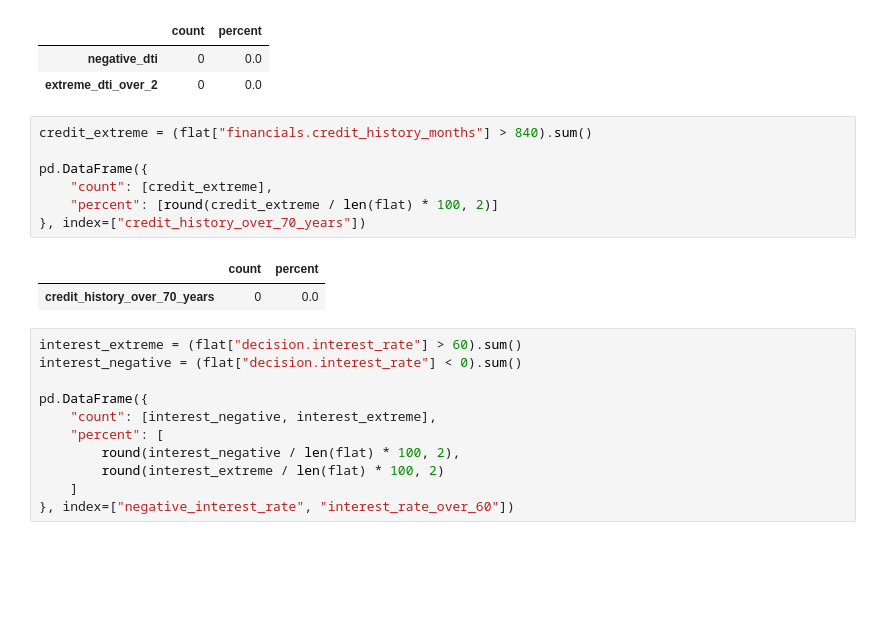
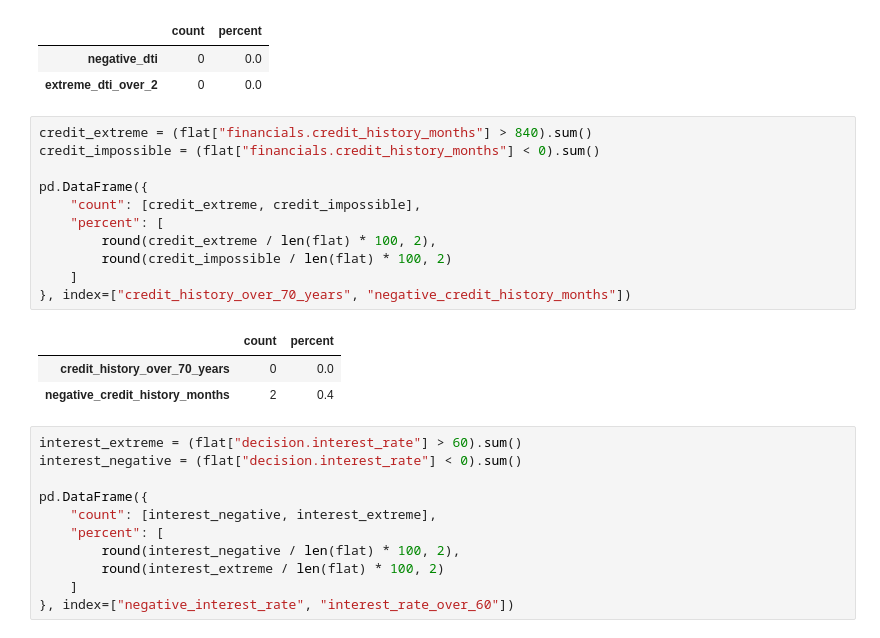
Before and after one commit to jmroque7/dego-project-team-14-TXB, a Jupyter notebook: Notebooks/01-data-quality.ipynb, the cells around one changed output. Saved outputs shown, nothing was run; the diff lists cells and outputs as text; blank space fills up the shorter version.

```diff
--- a/Notebooks/01-data-quality.ipynb
+++ b/Notebooks/01-data-quality.ipynb
@@ -573,14 +575,19 @@ pd.DataFrame({
 | extreme_dti_over_2 | 0 | 0.0 |
 # %%
 credit_extreme = (flat["financials.credit_history_months"] > 840).sum()
+credit_impossible = (flat["financials.credit_history_months"] < 0).sum()
 
 pd.DataFrame({
-    "count": [credit_extreme],
-    "percent": [round(credit_extreme / len(flat) * 100, 2)]
-}, index=["credit_history_over_70_years"])
+    "count": [credit_extreme, credit_impossible],
+    "percent": [
+        round(credit_extreme / len(flat) * 100, 2),
+        round(credit_impossible / len(flat) * 100, 2)
+    ]
+}, index=["credit_history_over_70_years", "negative_credit_history_months"])
 # %% [output]
 |  | count | percent |
 | credit_history_over_70_years | 0 | 0.0 |
+| negative_credit_history_months | 2 | 0.4 |
 # %%
 interest_extreme = (flat["decision.interest_rate"] > 60).sum()
 interest_negative = (flat["decision.interest_rate"] < 0).sum()
```
Also changed, not shown: parts of 17 cells of this notebook.
